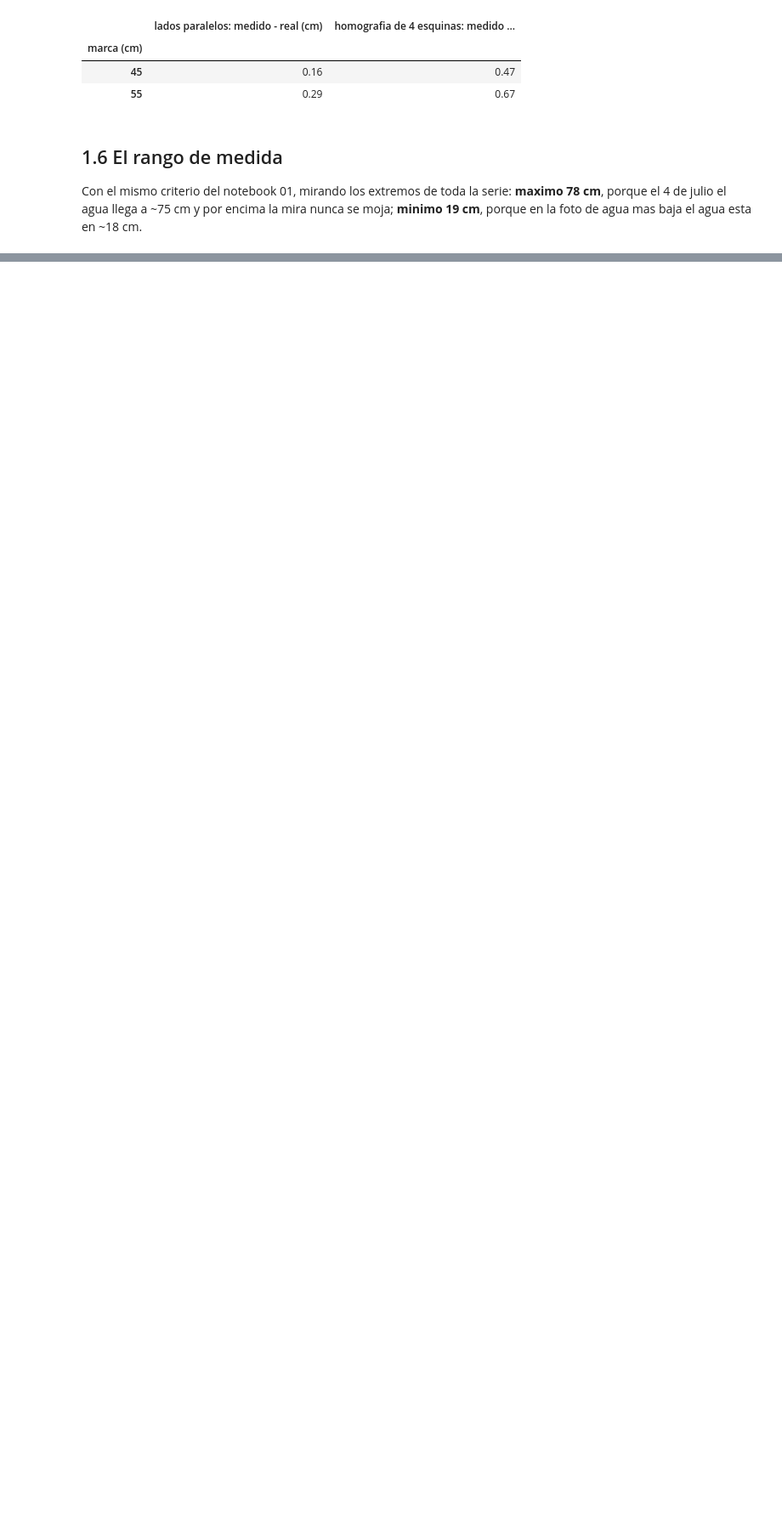
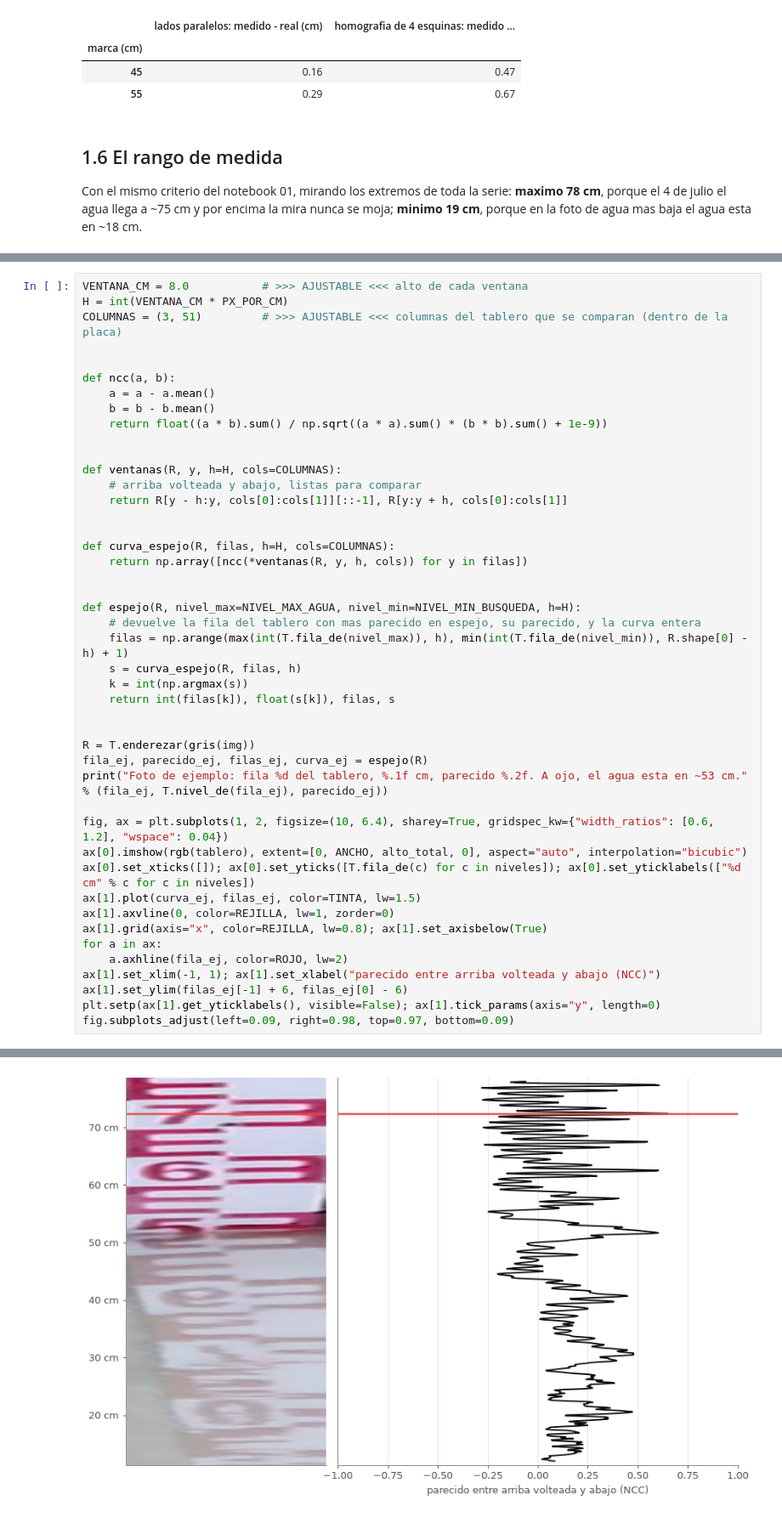
Before and after one commit to SCaballero427/medicion-de-nivel-en-canales-abiertos, a Jupyter notebook: 02_lago_china_primera_mejora/02_lago_china_primera_mejora.ipynb, the cells around one changed output, grey strips where cells are left out. Shown at 85% size. Cells and saved outputs as stored; diff of their text form; blank space fills up the shorter version.

```diff
--- a/02_lago_china_primera_mejora/02_lago_china_primera_mejora.ipynb
+++ b/02_lago_china_primera_mejora/02_lago_china_primera_mejora.ipynb
@@ -279,0 +284,46 @@ plt.tight_layout()
+# %%
+VENTANA_CM = 8.0           # >>> AJUSTABLE <<< alto de cada ventana
+H = int(VENTANA_CM * PX_POR_CM)
+COLUMNAS = (3, 51)         # >>> AJUSTABLE <<< columnas del tablero que se comparan (dentro de la placa)
+
+
+def ncc(a, b):
+    a = a - a.mean()
+    b = b - b.mean()
+    return float((a * b).sum() / np.sqrt((a * a).sum() * (b * b).sum() + 1e-9))
+
+
+def ventanas(R, y, h=H, cols=COLUMNAS):
+    # arriba volteada y abajo, listas para comparar
+    return R[y - h:y, cols[0]:cols[1]][::-1], R[y:y + h, cols[0]:cols[1]]
+
+
+def curva_espejo(R, filas, h=H, cols=COLUMNAS):
+    return np.array([ncc(*ventanas(R, y, h, cols)) for y in filas])
+
+
+def espejo(R, nivel_max=NIVEL_MAX_AGUA, nivel_min=NIVEL_MIN_BUSQUEDA, h=H):
+    # devuelve la fila del tablero con mas parecido en espejo, su parecido, y la curva entera
+    filas = np.arange(max(int(T.fila_de(nivel_max)), h), min(int(T.fila_de(nivel_min)), R.shape[0] - h) + 1)
+    s = curva_espejo(R, filas, h)
+    k = int(np.argmax(s))
+    return int(filas[k]), float(s[k]), filas, s
+
+
+R = T.enderezar(gris(img))
+fila_ej, parecido_ej, filas_ej, curva_ej = espejo(R)
+print("Foto de ejemplo: fila %d del tablero, %.1f cm, parecido %.2f. A ojo, el agua esta en ~53 cm." % (fila_ej, T.nivel_de(fila_ej), parecido_ej))
+
+fig, ax = plt.subplots(1, 2, figsize=(10, 6.4), sharey=True, gridspec_kw={"width_ratios": [0.6, 1.2], "wspace": 0.04})
+ax[0].imshow(rgb(tablero), extent=[0, ANCHO, alto_total, 0], aspect="auto", interpolation="bicubic")
+ax[0].set_xticks([]); ax[0].set_yticks([T.fila_de(c) for c in niveles]); ax[0].set_yticklabels(["%d cm" % c for c in niveles])
+ax[1].plot(curva_ej, filas_ej, color=TINTA, lw=1.5)
+ax[1].axvline(0, color=REJILLA, lw=1, zorder=0)
+ax[1].grid(axis="x", color=REJILLA, lw=0.8); ax[1].set_axisbelow(True)
+for a in ax:
+    a.axhline(fila_ej, color=ROJO, lw=2)
+ax[1].set_xlim(-1, 1); ax[1].set_xlabel("parecido entre arriba volteada y abajo (NCC)")
+ax[1].set_ylim(filas_ej[-1] + 6, filas_ej[0] - 6)
+plt.setp(ax[1].get_yticklabels(), visible=False); ax[1].tick_params(axis="y", length=0)
+fig.subplots_adjust(left=0.09, right=0.98, top=0.97, bottom=0.09)
+# %% [output]
@@ -279,0 +331 @@ plt.tight_layout()
+[figure, added]
```
Also changed, not shown: parts of 4 cells of this notebook, 1 other file.
